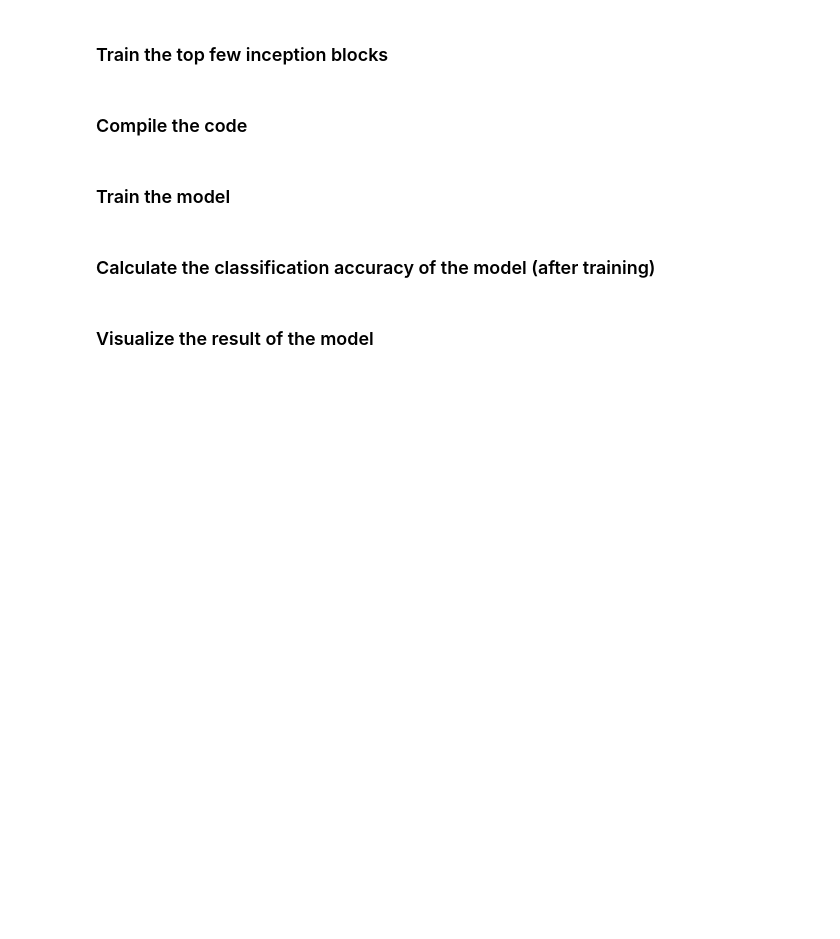
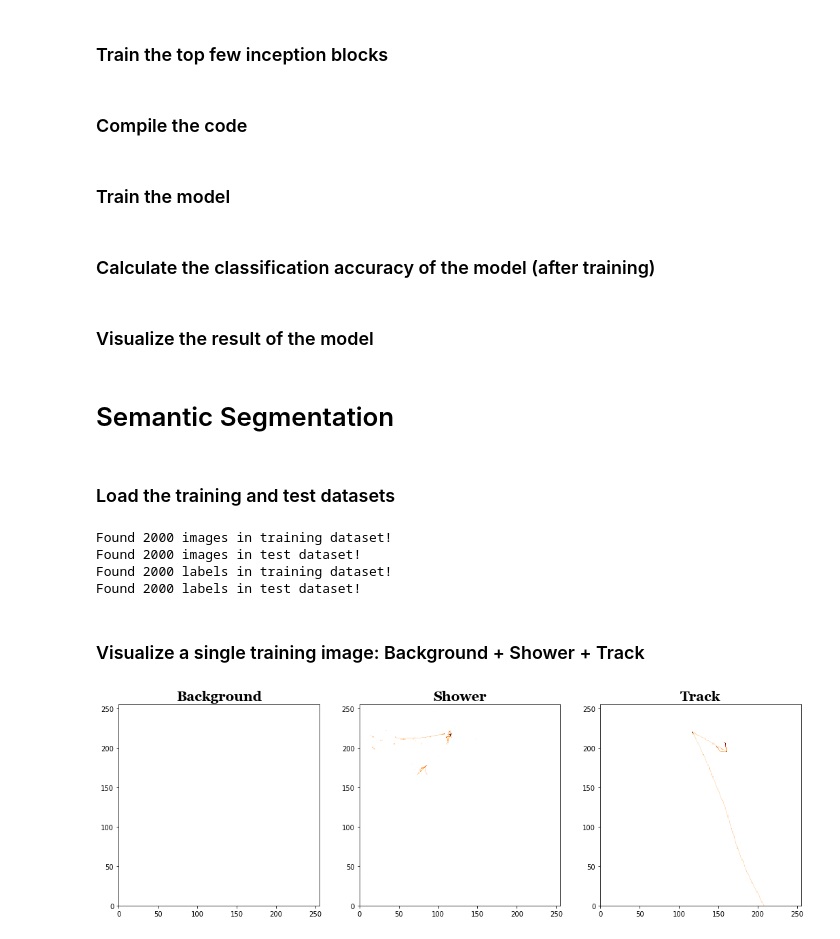
Before and after one commit to ArbinTimilsina/ParticleTagging, a Jupyter notebook: ParticleClassification.ipynb, the cells around one changed output. Saved outputs shown, nothing was run; the diff lists cells and outputs as text; code cells hidden in the pictures; blank space fills up the shorter version.

```diff
--- a/ParticleClassification.ipynb
+++ b/ParticleClassification.ipynb
@@ -454,0 +469,52 @@ fig.savefig('Plots/InceptionV3FineTunedResult.pdf', bbox_inches='tight')
+# %% [markdown]
+# Semantic Segmentation
+# %% [markdown]
+### Load the training and test datasets
+# %%
+train_image_chain = ROOT.TChain("image2d_data_tree")
+train_image_chain.AddFile('InputFiles/segmentation_train_2k.root')
+print 'Found', train_image_chain.GetEntries(), 'images in training dataset!'
+
+test_image_chain = ROOT.TChain("image2d_data_tree")
+test_image_chain.AddFile('InputFiles/segmentation_test_2k.root')
+print 'Found', test_image_chain.GetEntries(), 'images in test dataset!'
+
+train_label_chain = ROOT.TChain("image2d_segment_tree")
+train_label_chain.AddFile('InputFiles/segmentation_train_2k.root')
+print 'Found', train_label_chain.GetEntries(), 'labels in training dataset!'
+
+test_label_chain = ROOT.TChain("image2d_segment_tree")
+test_label_chain.AddFile('InputFiles/segmentation_test_2k.root')
+print 'Found', test_label_chain.GetEntries(), 'labels in test dataset!'
+# %% [output]
+Found 2000 images in training dataset!
+Found 2000 images in test dataset!
+Found 2000 labels in training dataset!
+Found 2000 labels in test dataset!
+# %% [markdown]
+### Visualize a single training image: Background + Shower + Track
+# %%
+entry = 550
+train_image_chain.GetEntry(entry)
+train_label_chain.GetEntry(entry)
+
+# Let's grab a specific projection (1st one)
+image2d = larcv.as_ndarray(train_image_chain.image2d_data_branch.as_vector().front())
+label2d = larcv.as_ndarray(train_label_chain.image2d_segment_branch.as_vector().front())
+
+categories = ['Background','Shower','Track']
+unique_values, unique_counts = np.unique(label2d, return_counts=True)
+
+fig, axes = plt.subplots(1, len(unique_values), figsize=(18,12), facecolor='w')
+xlim,ylim = get_view_range(image2d)
+for index, value in enumerate(unique_values):
+    ax = axes[index]
+    mask = (label2d == value)
+    ax.imshow(image2d * mask, interpolation='none', cmap='gist_heat_r', origin='lower')
+    ax.set_title(categories[index],fontsize=20,fontname='Georgia',fontweight='bold')
+    ax.set_xlim(xlim)
+    ax.set_ylim(ylim)
+plt.show()
+fig.savefig('Plots/SegmentationTrainingImageSeparated.pdf', bbox_inches='tight')
+# %% [output]
+[figure, added]
```
Also changed, not shown: parts of 21 cells of this notebook, 4 other files.
